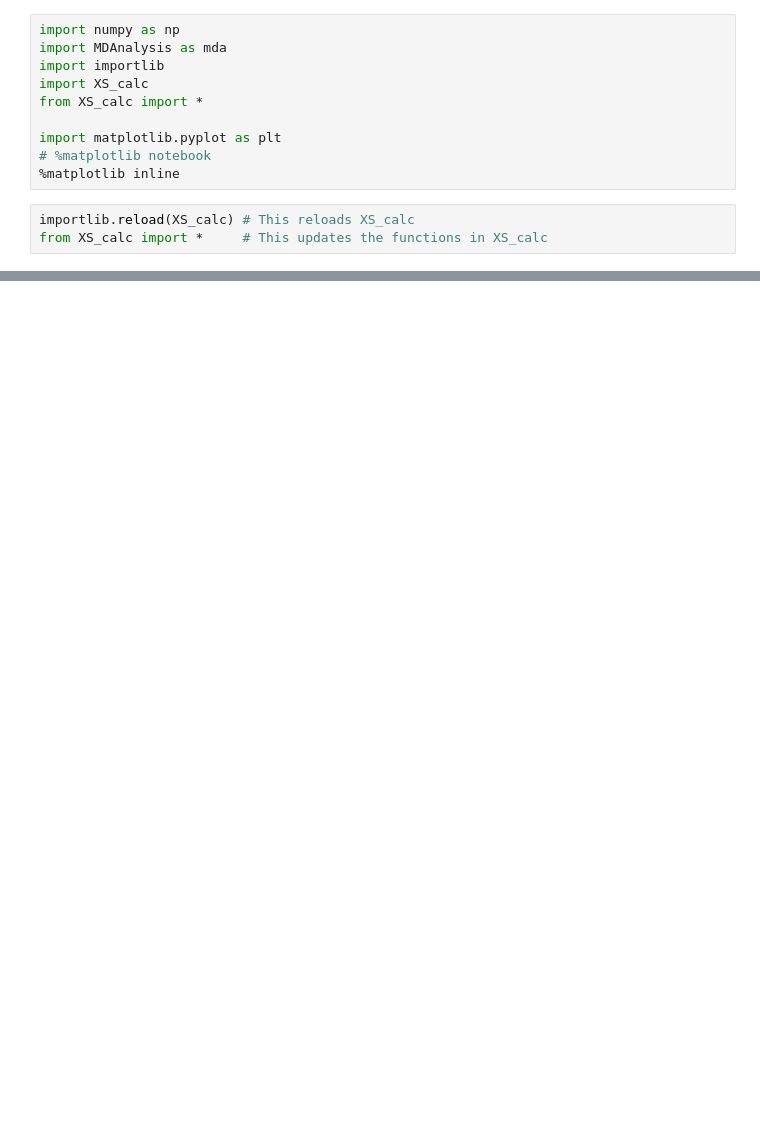
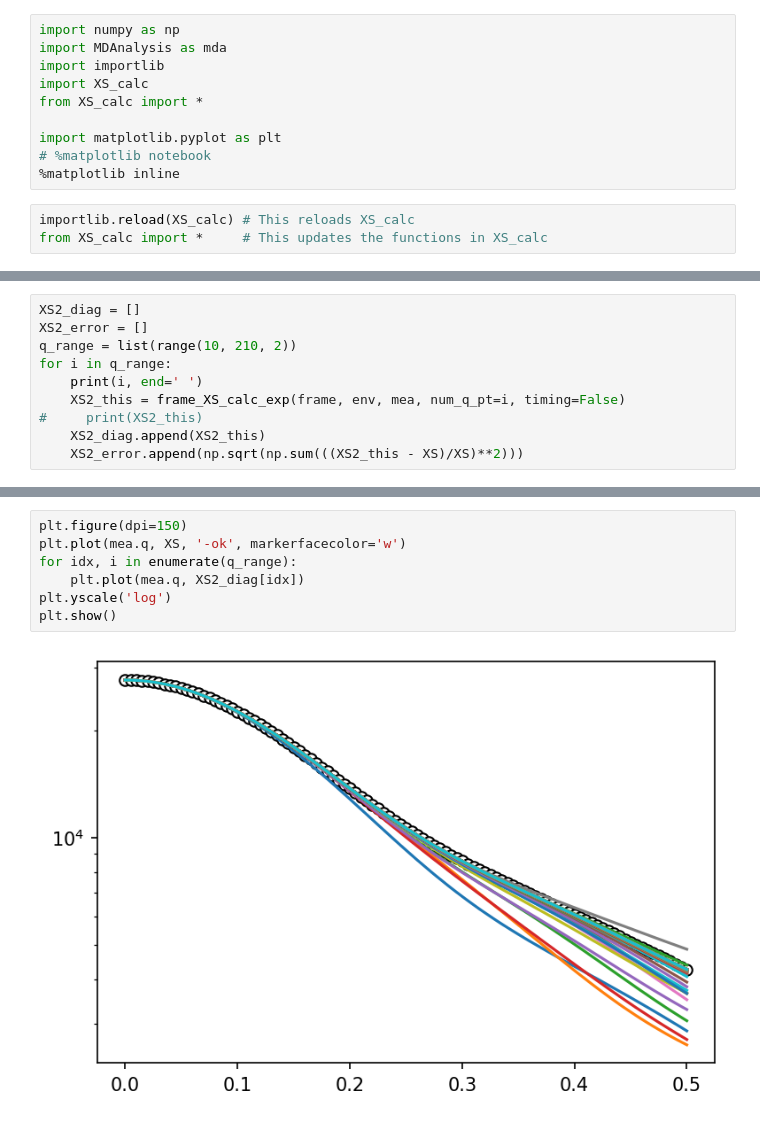
Before and after one commit to arnoldchan1/XS_calc, a Jupyter notebook: Test_spherical_harmonics.ipynb, the cells around one changed output, grey strips where cells are left out. Drawn from its saved outputs; the diff is of its cells as text; blank space fills up the shorter version.

```diff
--- a/Test_spherical_harmonics.ipynb
+++ b/Test_spherical_harmonics.ipynb
@@ -130,0 +185,10 @@ plt.yscale('log')
+# %%
+XS2_diag = []
+XS2_error = []
+q_range = list(range(10, 210, 2))
+for i in q_range:
+    print(i, end=' ')
+    XS2_this = frame_XS_calc_exp(frame, env, mea, num_q_pt=i, timing=False)
+#     print(XS2_this)
+    XS2_diag.append(XS2_this)
+    XS2_error.append(np.sqrt(np.sum(((XS2_this - XS)/XS)**2)))
@@ -130,0 +217,9 @@ plt.yscale('log')
+# %%
+plt.figure(dpi=150)
+plt.plot(mea.q, XS, '-ok', markerfacecolor='w')
+for idx, i in enumerate(q_range):
+    plt.plot(mea.q, XS2_diag[idx])
+plt.yscale('log')
+plt.show()
+# %% [output]
+[figure, added]
```
Also changed, not shown: parts of 16 cells of this notebook, 1 other file.
